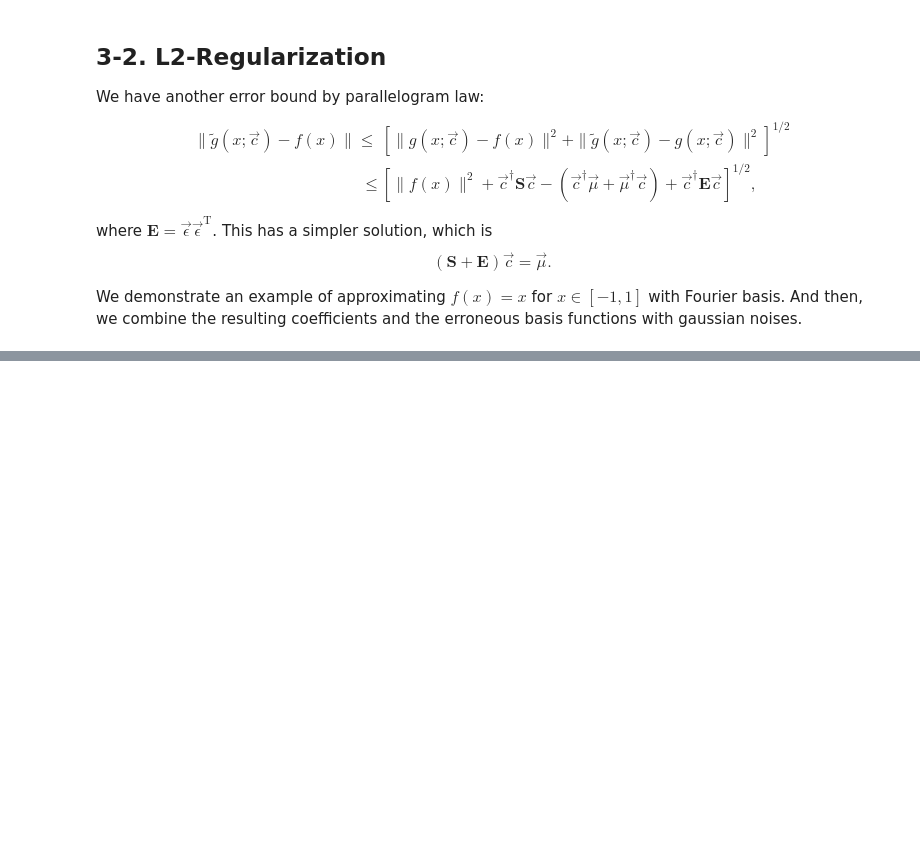
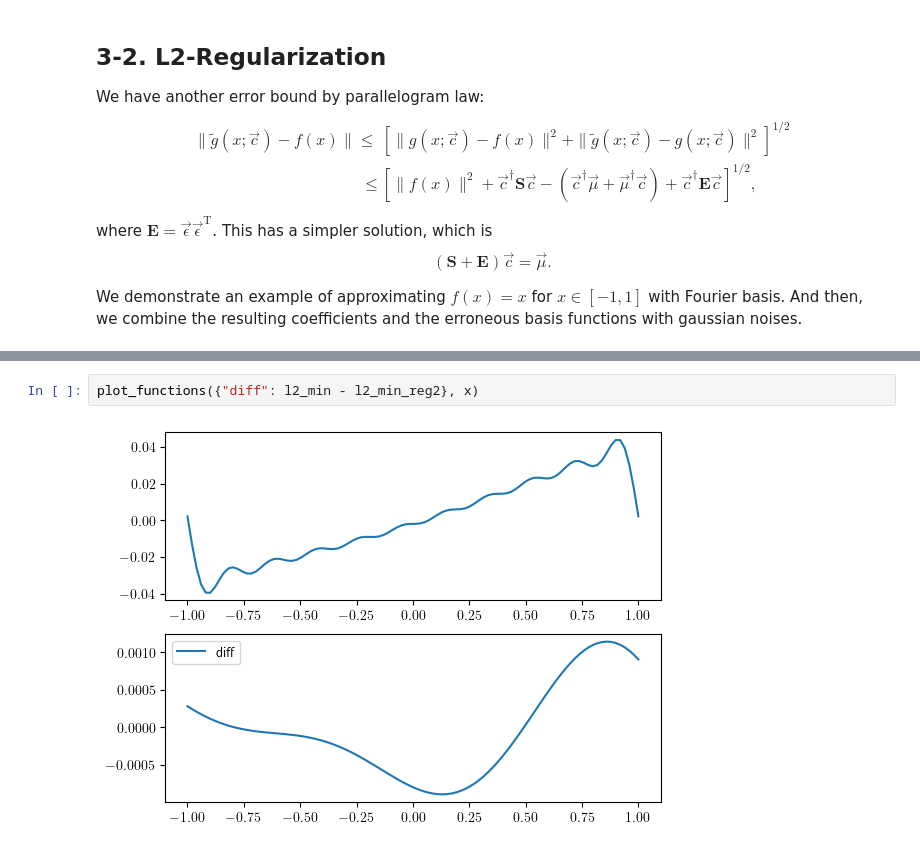
Before and after one commit to snow0369/ofex, a Jupyter notebook: tutorial/function_approximation.ipynb, the cells around one changed output, grey strips where cells are left out. Drawn from its saved outputs; the diff is of its cells as text; blank space fills up the shorter version.

```diff
--- a/tutorial/function_approximation.ipynb
+++ b/tutorial/function_approximation.ipynb
@@ -363,0 +364,4 @@ l2_min - l2_min_reg2
+# %%
+plot_functions({"diff": l2_min - l2_min_reg2}, x)
+# %% [output]
+[figure, added]
```
Also changed, not shown: parts of 4 cells of this notebook, 1 other file.
